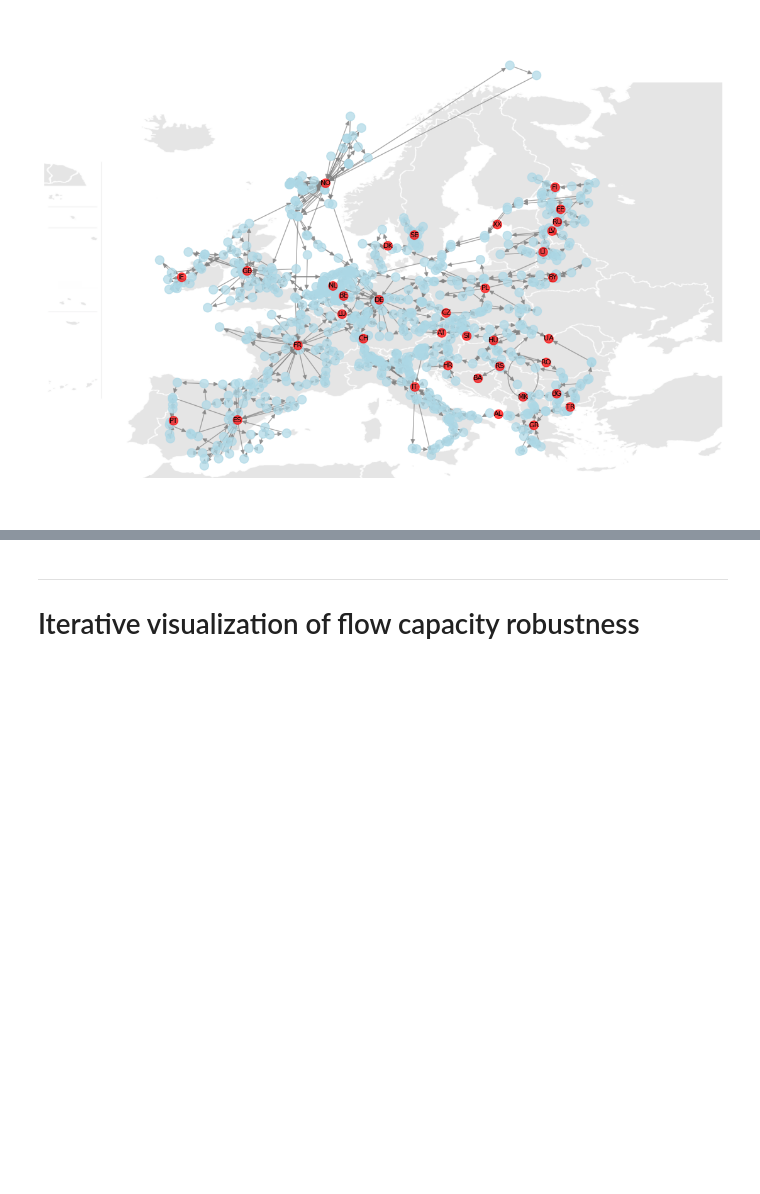
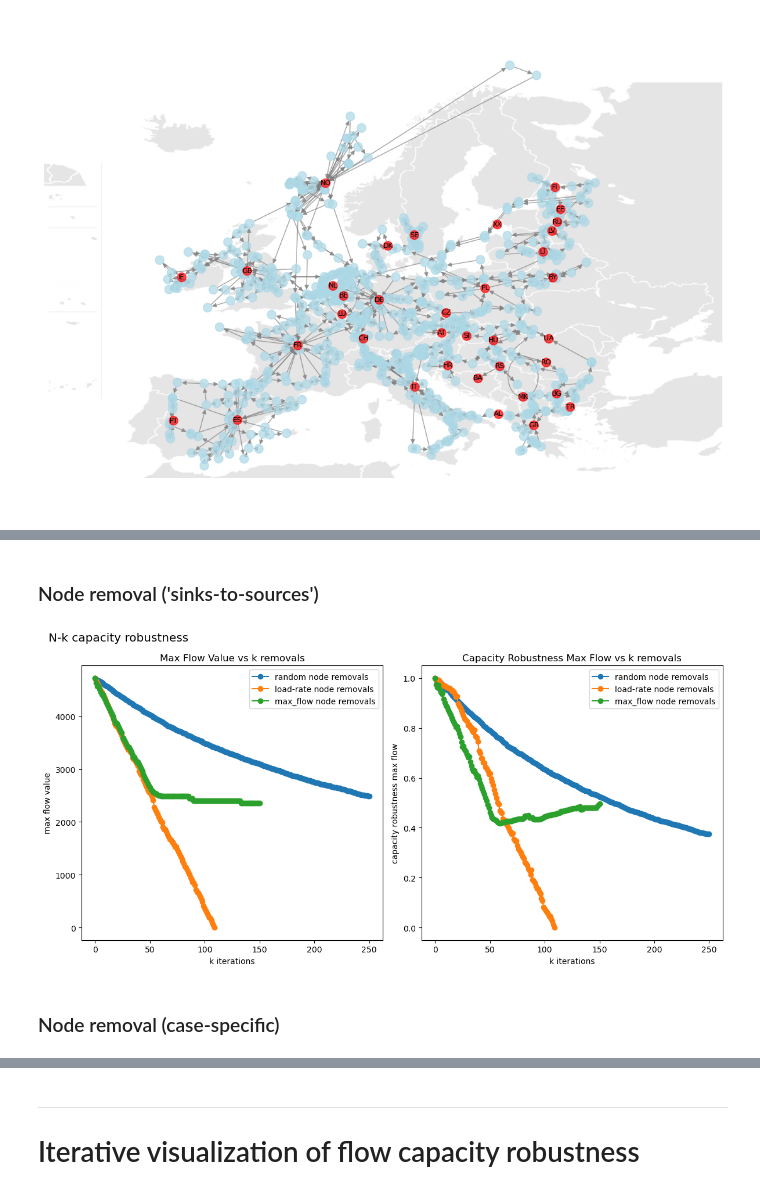
Before and after one commit to johanmasvie/iggielgn_topology_analysis, a Jupyter notebook: SciGrid_EDA.ipynb, the cells around one changed output, grey strips where cells are left out. Cells and saved outputs as stored; diff of their text form; code cells hidden in the pictures; blank space fills up the shorter version.

```diff
--- a/SciGrid_EDA.ipynb
+++ b/SciGrid_EDA.ipynb
@@ -755,0 +324,20 @@ utils.plot_biplot(max_flow_edge_removal_geopolitical_df)
+# %% [markdown]
+### Node removal ('sinks-to-sources')
+# %%
+# random_node_removal_df = flow_capacity_robustness(G_with_country_nodes, sources, sinks, k_removals=250, heuristic='random', remove='node', n_benchmarks=n_benchmarks, all_to_all_flow=True)
+# random_node_removal_df.to_pickle('results/random_node_removal_df.pkl')
+random_node_removal_df = pd.read_pickle('results/random_node_removal_df.pkl')
+# %%
+# load_rate_node_removal_df = flow_capacity_robustness(G_with_country_nodes, sources, sinks, k_removals=100, heuristic='load_rate', remove='node', n_benchmarks=n_benchmarks, all_to_all_flow=True)
+# load_rate_node_removal_df.to_pickle('results/load_rate_node_removal_df.pkl')
+load_rate_node_removal_df = pd.read_pickle('results/load_rate_node_removal_df.pkl')
+# %%
+# max_flow_node_removal_df = flow_capacity_robustness(G_with_country_nodes, sources, sinks, k_removals=150, heuristic='max_flow', remove='node', all_to_all_flow=True)
+# max_flow_node_removal_df.to_pickle('results/max_flow_node_removal_df.pkl')
+max_flow_node_removal_df = pd.read_pickle('results/max_flow_node_removal_df.pkl')
+# %%
+utils.plot_heuristic_comparison_biplot([random_node_removal_df, load_rate_node_removal_df, max_flow_node_removal_df], 'N-k capacity robustness')
+# %% [output]
+[figure, added]
+# %% [markdown]
+### Node removal (case-specific)
```
Also changed, not shown: parts of 89 cells of this notebook, 24 other files.
